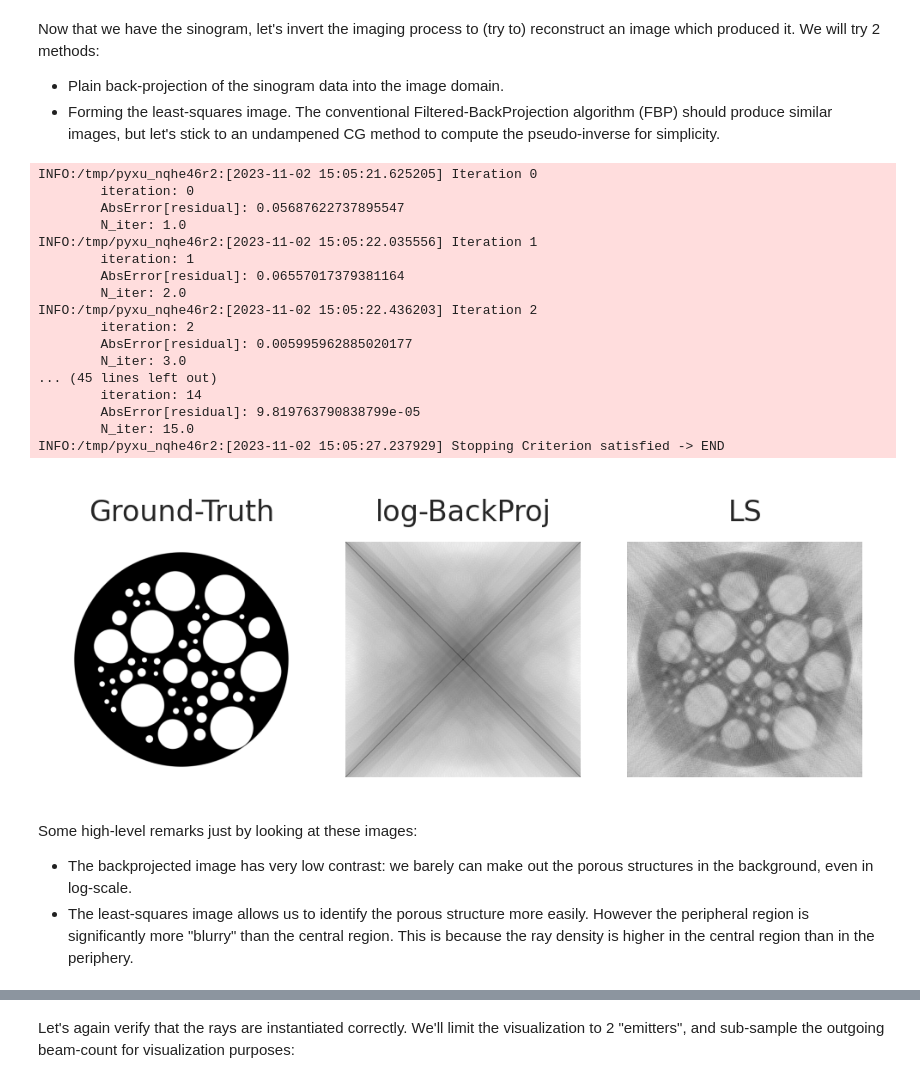
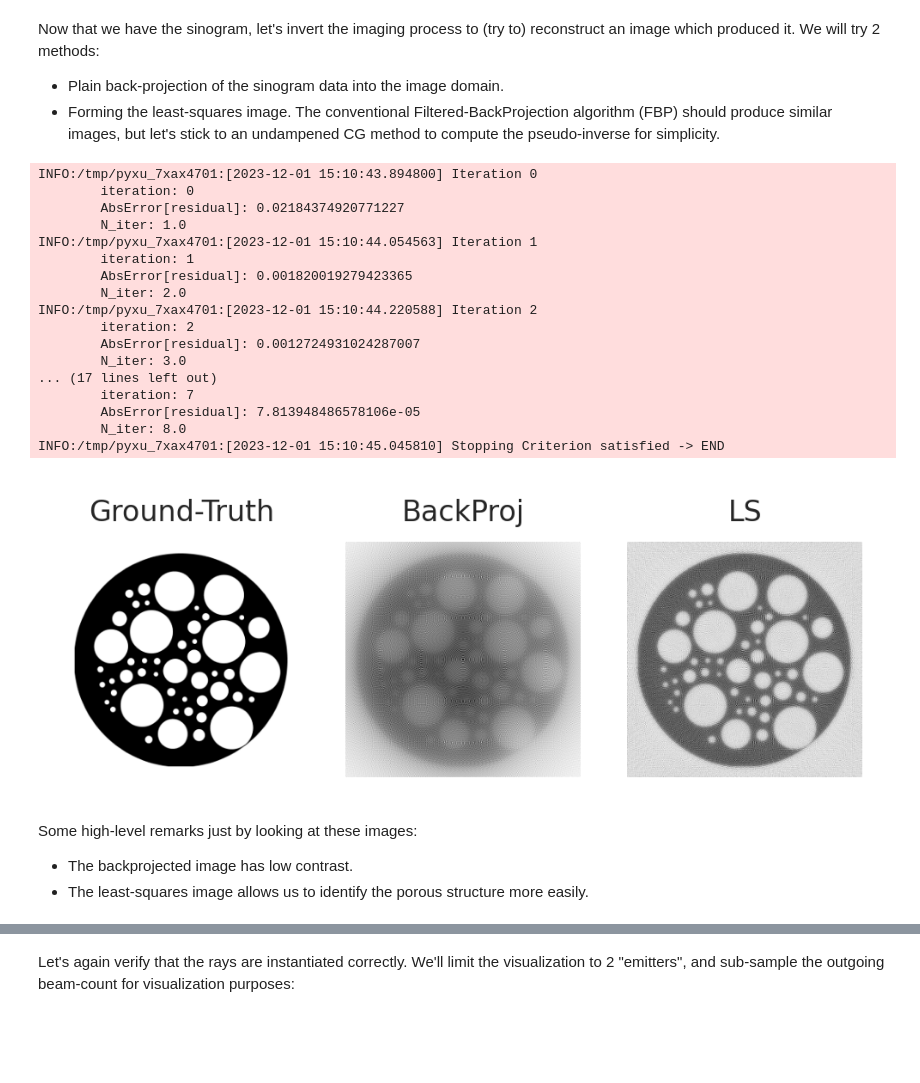
Before and after one commit to pyxu-org/pyxu, a Jupyter notebook: doc/examples/xray.ipynb, the cells around one changed output, grey strips where cells are left out. Cells and saved outputs as stored; diff of their text form; code cells hidden in the pictures; blank space fills up the shorter version.

```diff
--- a/doc/examples/xray.ipynb
+++ b/doc/examples/xray.ipynb
@@ -97,7 +96,7 @@ def create_2D_phantom(shape: tuple[int], seed: int) -> np.ndarray:
     I = (I - I.min()) / I.ptp()
     return I
 
-N_side = 512  # N_px = N_side**2
+N_side = 300  # N_px = N_side**2
 pitch = 1e-4  # m/px [can differ per axis]
 phantom = create_2D_phantom(shape=(N_side, N_side), seed=5)
 im_kwargs = dict(
@@ -129,7 +128,7 @@ N_offset = 200
 angle = np.linspace(0, np.pi, N_angle, endpoint=False)
 n = np.stack([np.cos(angle), np.sin(angle)], axis=1)
 
-t = n[:, [1, 0]]  # <n, t> = 0
+t = n[:, [1, 0]] * np.r_[-1, 1]  # <n, t> = 0
 t_max = pitch * N_side / 2 * 1.1  # 10% over ball radius
 t_offset = np.linspace(-t_max, t_max, N_offset, endpoint=True)
 
@@ -201,46 +200,43 @@ We will try 2 methods:
 # %%
 # Compute backprojected image and LSQ image. =======================
 I_BP = op_para_u.adjoint(sinogram.reshape(-1)).reshape(phantom.shape)
 I_LSQ = op_para_u.pinv(sinogram.reshape(-1), damp=0).reshape(phantom.shape)
 
 # Plot the images ==================================================
 fig, ax = plt.subplots(1, 3, figsize=[4, 6])
 ax[0].imshow(phantom, **im_kwargs)
-ax[1].imshow(np.log(I_BP), **im_kwargs)
+ax[1].imshow(I_BP, **im_kwargs)
 ax[2].imshow(I_LSQ, **im_kwargs)
 ax[0].set_title("Ground-Truth")
-ax[1].set_title("log-BackProj")
+ax[1].set_title("BackProj")
 ax[2].set_title("LS")
 for _ax in ax:
     _ax.axis("off")
 
 # aliases to compare against fan-beam later on.
 I_BP_u = I_BP
 I_LSQ_u = I_LSQ
 # %% [output]
-INFO:/tmp/pyxu_nqhe46r2:[2023-11-02 15:05:21.625205] Iteration 0
+INFO:/tmp/pyxu_7xax4701:[2023-12-01 15:10:43.894800] Iteration 0
         iteration: 0
-        AbsError[residual]: 0.05687622737895547
+        AbsError[residual]: 0.02184374920771227
         N_iter: 1.0
-INFO:/tmp/pyxu_nqhe46r2:[2023-11-02 15:05:22.035556] Iteration 1
+INFO:/tmp/pyxu_7xax4701:[2023-12-01 15:10:44.054563] Iteration 1
         iteration: 1
-        AbsError[residual]: 0.06557017379381164
+        AbsError[residual]: 0.001820019279423365
         N_iter: 2.0
-INFO:/tmp/pyxu_nqhe46r2:[2023-11-02 15:05:22.436203] Iteration 2
+INFO:/tmp/pyxu_7xax4701:[2023-12-01 15:10:44.220588] Iteration 2
         iteration: 2
-        AbsError[residual]: 0.005995962885020177
+        AbsError[residual]: 0.0012724931024287007
         N_iter: 3.0
-... (45 lines left out)
-        iteration: 14
-        AbsError[residual]: 9.819763790838799e-05
-        N_iter: 15.0
-INFO:/tmp/pyxu_nqhe46r2:[2023-11-02 15:05:27.237929] Stopping Criterion satisfied -> END
+... (17 lines left out)
+        iteration: 7
+        AbsError[residual]: 7.813948486578106e-05
+        N_iter: 8.0
+INFO:/tmp/pyxu_7xax4701:[2023-12-01 15:10:45.045810] Stopping Criterion satisfied -> END
-[figure, old version]
+[figure, new version]
 # %% [markdown]
 Some high-level remarks just by looking at these images:
 
-* The backprojected image has very low contrast: we barely can make out the porous structures in the background, even in
-  log-scale.
-* The least-squares image allows us to identify the porous structure more easily. However the peripheral region is
-  significantly more "blurry" than the central region.  This is because the ray density is higher in the central region
-  than in the periphery.
+* The backprojected image has low contrast.
+* The least-squares image allows us to identify the porous structure more easily.
```
Also changed, not shown: parts of 15 cells of this notebook.
